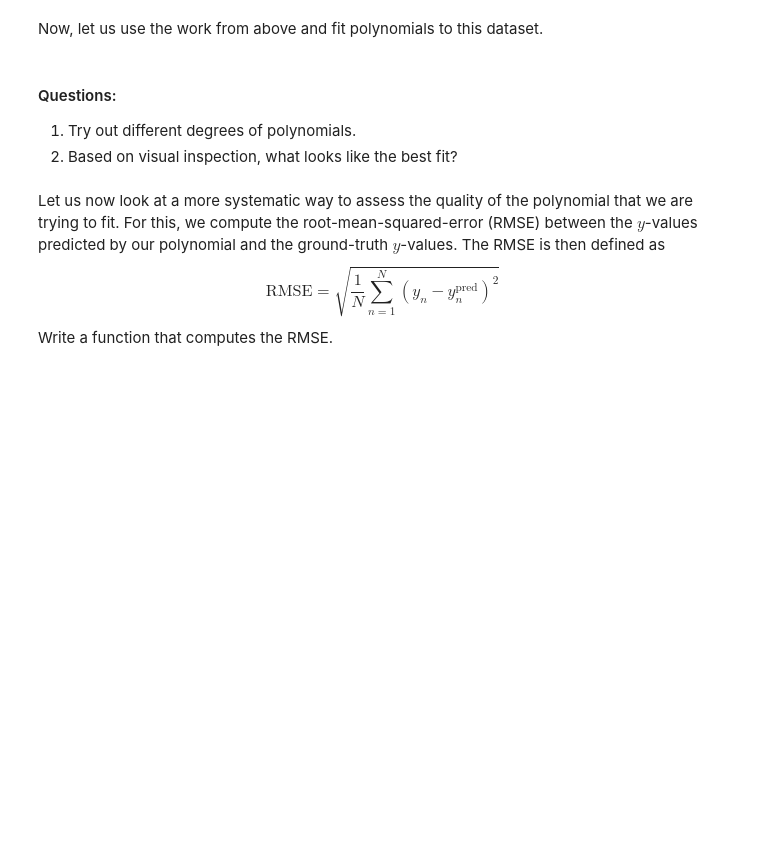
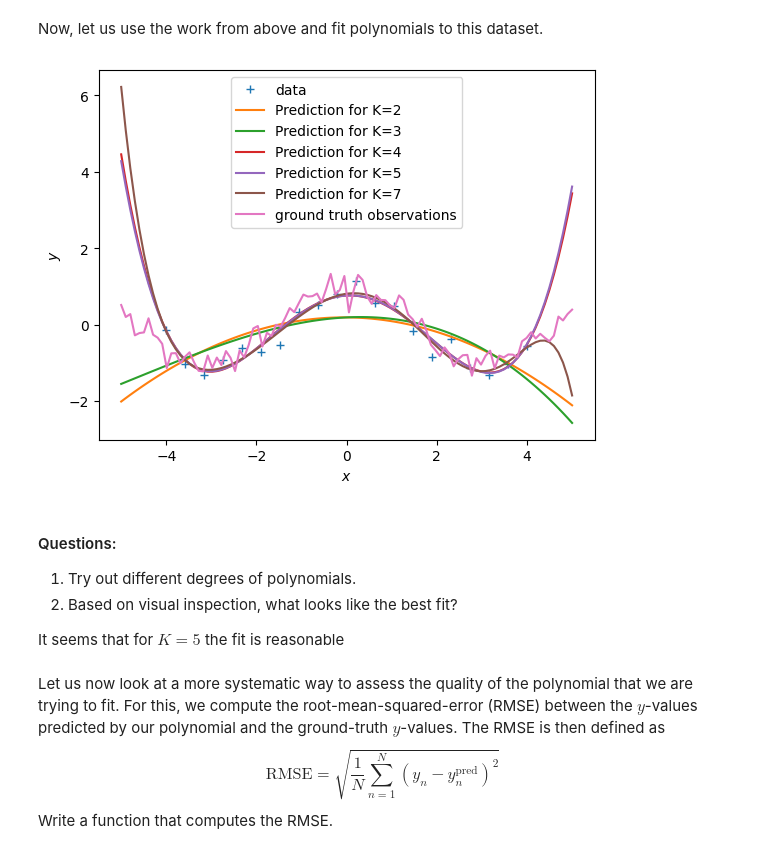
Before and after one commit to albamr09/MML, a Jupyter notebook: 09_Linear_Regression/tutorial_linear_regression.ipynb, the cells around one changed output. Drawn from its saved outputs; the diff is of its cells as text; code cells hidden in the pictures; blank space fills up the shorter version.

```diff
--- a/09_Linear_Regression/tutorial_linear_regression.ipynb
+++ b/09_Linear_Regression/tutorial_linear_regression.ipynb
@@ -430,33 +430,39 @@ plt.ylabel("$y$");
 Now, let us use the work from above and fit polynomials to this dataset.
 # %%
 ## EDIT THIS CELL
-K = 2 # Define the degree of the polynomial we wish to fit
-
-Phi = poly_features(X, K) # N x (K+1) feature matrix
-
-theta_ml = nonlinear_features_maximum_likelihood(Phi, y) # maximum likelihood estimator
-
+# Define the degree of the polynomial we wish to fit
+K = [2, 3, 4, 5, 7]
+# N x (K+1) feature matrix
+Phi = [poly_features(X, i) for i in K]
+# maximum likelihood estimator
+theta_ml = [nonlinear_features_maximum_likelihood(phi, y) for phi in Phi]
 # test inputs
 Xtest = np.linspace(-5,5,100).reshape(-1,1)
-ytest = f(Xtest) # ground-truth y-values
+# feature matrix for test inputs
+Phi_test = [poly_features(Xtest, i) for i in K]
+# predicted y-values
+y_pred = [Phi_test[i] @ theta_ml[i] for i in range(len(K))]
+# ground-truth y-values
+ytest = f(Xtest)
 
-# feature matrix for test inputs
-Phi_test = poly_features(Xtest, K)
-
-y_pred = Xtest*0 # <-- EDIT THIS LINE
 
 # plot
 plt.figure()
-plt.plot(X, y, '+')
-plt.plot(Xtest, y_pred)
-plt.plot(Xtest, ytest)
-plt.legend(["data", "prediction", "ground truth observations"])
+plt.plot(X, y, '+', label='data')
+for i in range(len(K)):
+    plt.plot(Xtest, y_pred[i], label=f'Prediction for K={K[i]}')
+plt.plot(Xtest, ytest, label="ground truth observations")
+plt.legend()
 plt.xlabel("$x$")
 plt.ylabel("$y$");
+# %% [output]
+[figure, added]
 # %% [markdown]
 #### Questions:
 1. Try out different degrees of polynomials.
 2. Based on visual inspection, what looks like the best fit?
+
+It seems that for $K = 5$ the fit is reasonable
 # %% [markdown]
 Let us now look at a more systematic way to assess the quality of the polynomial that we are trying to fit. For this, we compute the root-mean-squared-error (RMSE) between the $y$-values predicted by our polynomial and the ground-truth $y$-values. The RMSE is then defined as
 $$
```
Also changed, not shown: parts of 13 cells of this notebook.
